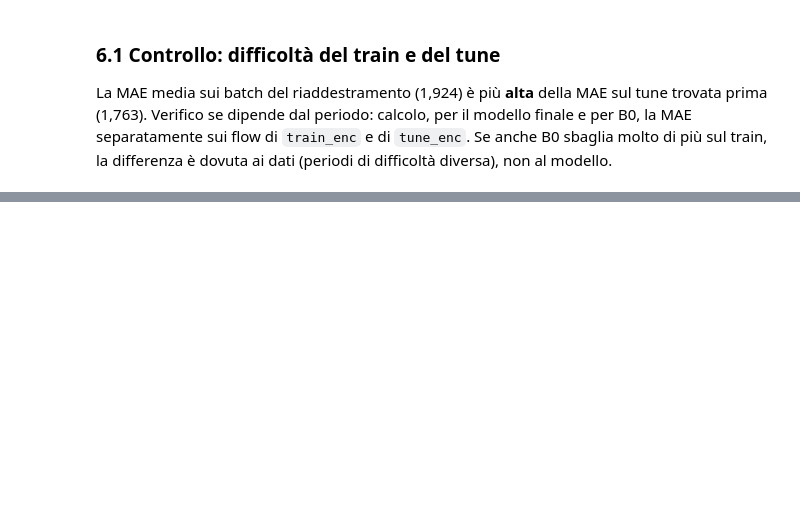
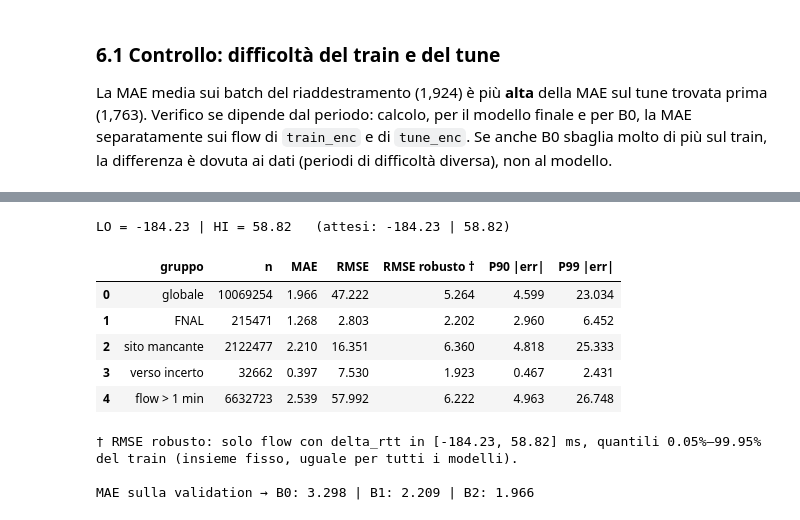
Before and after one commit to giovannipavan/flow-tokenization, a Jupyter notebook: results/linear_regression1.ipynb, the cells around one changed output, grey strips where cells are left out. Drawn from its saved outputs; the diff is of its cells as text; code cells hidden in the pictures; blank space fills up the shorter version.

```diff
--- a/results/linear_regression1.ipynb
+++ b/results/linear_regression1.ipynb
@@ -463,0 +534,62 @@ NameError: name 'yt_tt' is not defined
+# %%
+# --- Soglie dell'RMSE robusto (train completo, come nel notebook delle baseline) ---
+PREPARED = PROJECT_ROOT / "data" / "student_dataset" / "flows_prepared.parquet"
+Q_LO, Q_HI = 0.0005, 0.9995
+LO, HI = con.execute(f"""
+    SELECT quantile_cont(delta_rtt, [{Q_LO}, {Q_HI}])
+    FROM read_parquet('{PREPARED.as_posix()}')
+    WHERE split = 'train'
+""").fetchone()[0]
+print(f"LO = {LO:.2f} | HI = {HI:.2f}   (attesi: -184.23 | 58.82)")
+
+NOTA_ROBUSTO = (f"† RMSE robusto: solo flow con delta_rtt in [{LO:.2f}, {HI:.2f}] ms, "
+                f"quantili {Q_LO:.2%}–{Q_HI:.2%} del train (insieme fisso, uguale per tutti i modelli).")
+
+# --- Funzione di valutazione (identica al notebook delle baseline) ---
+SOTTOGRUPPI = {
+    "globale":       "TRUE",
+    "FNAL":          "server_site = 'USCMS-FNAL-WC1' OR client_site = 'USCMS-FNAL-WC1'",
+    "sito mancante": "server_site = 'MISSING' OR client_site = 'MISSING'",
+    "verso incerto": "verso_incerto",
+    "flow > 1 min":  "an_durata_s > 60",
+}
+
+def valuta(vista):
+    """vista: tabella/vista DuckDB con delta_rtt, pred e le colonne dei sottogruppi (solo validation)."""
+    parti = []
+    for ordine, (nome, cond) in enumerate(SOTTOGRUPPI.items()):
+        parti.append(f"""
+            SELECT {ordine} AS ordine, '{nome}' AS gruppo, COUNT(*) AS n,
+                   AVG(ABS(delta_rtt - pred))                            AS mae,
+                   SQRT(AVG(POWER(delta_rtt - pred, 2)))                 AS rmse,
+                   SQRT(AVG(POWER(delta_rtt - pred, 2))
+                        FILTER (WHERE delta_rtt BETWEEN {LO} AND {HI})) AS rmse_robusto,
+                   quantile_cont(ABS(delta_rtt - pred), 0.90)            AS p90_abs,
+                   quantile_cont(ABS(delta_rtt - pred), 0.99)            AS p99_abs
+            FROM {vista}
+            WHERE {cond}
+        """)
+    query = "SELECT * FROM (" + " UNION ALL ".join(parti) + ") ORDER BY ordine"
+    return con.execute(query).df().drop(columns="ordine")
+
+NOMI_METRICHE = {"mae": "MAE", "rmse": "RMSE", "rmse_robusto": "RMSE robusto †",
+                 "p90_abs": "P90 |err|", "p99_abs": "P99 |err|"}
+
+# --- Valutazione di B2 ---
+ris_b2 = valuta("pred_b2")
+display(ris_b2.rename(columns=NOMI_METRICHE).round(3))
+print(NOTA_ROBUSTO)
+
+mae_b2 = ris_b2.loc[ris_b2["gruppo"] == "globale", "mae"].iloc[0]
+print(f"\nMAE sulla validation → B0: 3.298 | B1: 2.209 | B2: {mae_b2:.3f}")
+# %% [output]
+LO = -184.23 | HI = 58.82   (attesi: -184.23 | 58.82)
+|  | gruppo | n | MAE | RMSE | RMSE robusto † | P90 |err| | P99 |err| |
+| 0 | globale | 10069254 | 1.966 | 47.222 | 5.264 | 4.599 | 23.034 |
+| 1 | FNAL | 215471 | 1.268 | 2.803 | 2.202 | 2.960 | 6.452 |
+| 2 | sito mancante | 2122477 | 2.210 | 16.351 | 6.360 | 4.818 | 25.333 |
+| 3 | verso incerto | 32662 | 0.397 | 7.530 | 1.923 | 0.467 | 2.431 |
+| 4 | flow > 1 min | 6632723 | 2.539 | 57.992 | 6.222 | 4.963 | 26.748 |
+† RMSE robusto: solo flow con delta_rtt in [-184.23, 58.82] ms, quantili 0.05%–99.95% del train (insieme fisso, uguale per tutti i modelli).
+
+MAE sulla validation → B0: 3.298 | B1: 2.209 | B2: 1.966
```
Also changed, not shown: parts of 11 cells of this notebook, 6 other files.
